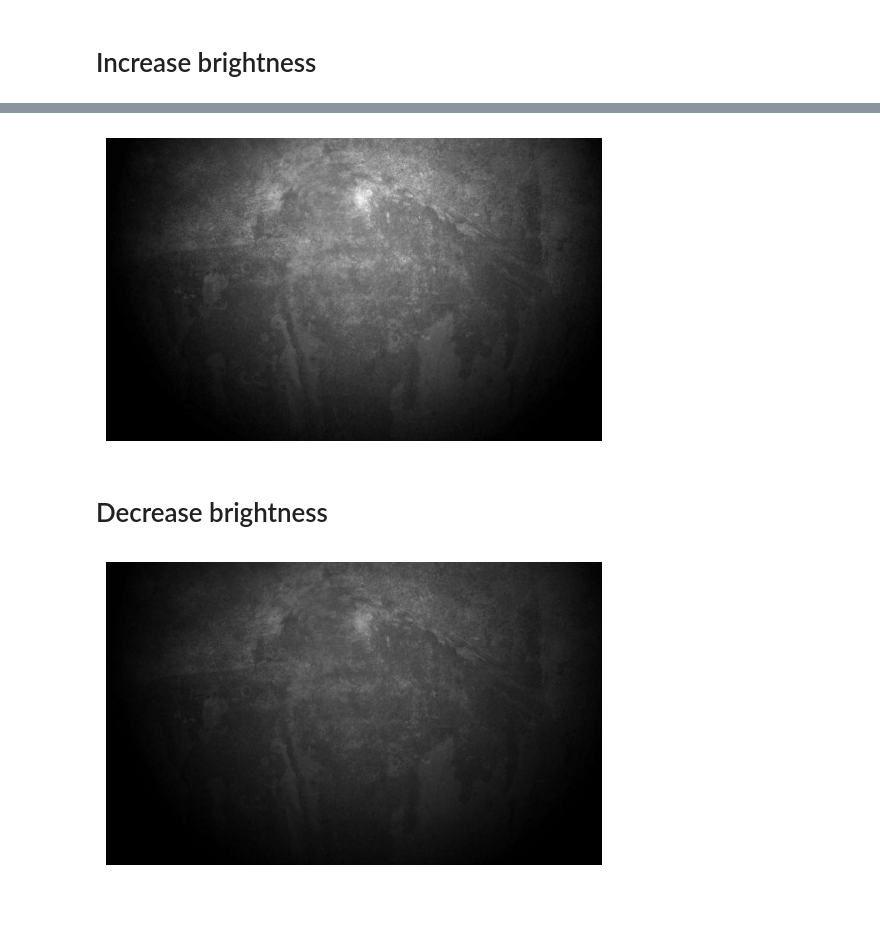
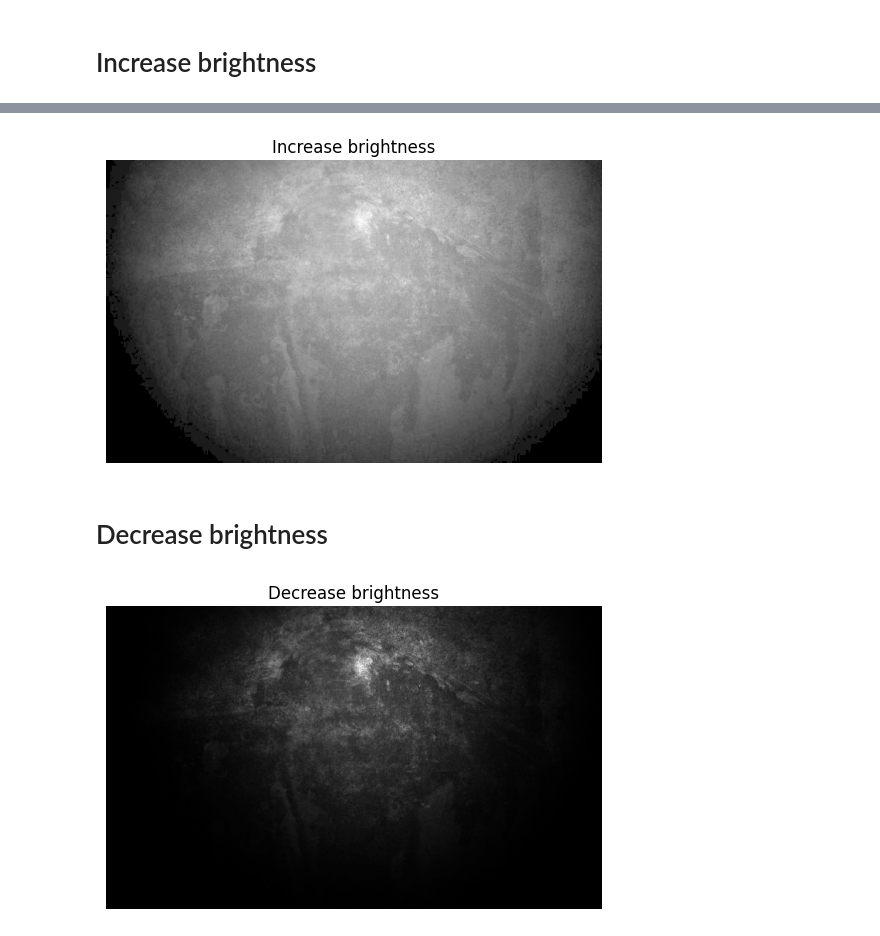
Before and after one commit to Minkkies/Digital-Image-Processing, a Jupyter notebook: week2/ex1.ipynb, the cells around one changed output, grey strips where cells are left out. Saved outputs shown, nothing was run; the diff lists cells and outputs as text; code cells hidden in the pictures; blank space fills up the shorter version.

```diff
--- a/week2/ex1.ipynb
+++ b/week2/ex1.ipynb
@@ -93,26 +122,28 @@ rgb = cv2.merge([r, g, b])
 # %%
-# ถูกต้อง: normalize -> power -> scale -> clip(เอาไว้เช็คไม่ให้เกิน 255) -> uint8
-gamma = 0.99999 # ปรับค่า gamma เพื่อเพิ่มความสว่าง
+# ถูกต้อง: normalize -> power -> scale(gamma) -> clip(เอาไว้เช็คไม่ให้เกิน 255) -> uint8
+gamma = 0.5 # ปรับค่า gamma เพื่อเพิ่มความสว่าง
 img_new = (rgb/np.amax(rgb))**gamma *255.0
 img_new = img_new.astype(np.uint8)
 
 #cv2.imshow("Enhanced Image", img_new)
 #cv2.waitKey(0)
 #cv2.destroyAllWindows()
 
 plt.imshow(img_new)
+plt.title('Increase brightness')
 plt.axis('off')
 plt.show()
 # %% [output]
-[figure, old version]
+[figure, new version]
 # %% [markdown]
 # Decrease brightness
 # %%
-gamma = 1.1 # ปรับค่า gamma เพื่อเพิ่มความมืด
+gamma = 2 # ปรับค่า gamma เพื่อเพิ่มความมืด
 img_new = (rgb/np.amax(rgb))**gamma *255.0
 img_new = img_new.astype(np.uint8)
 plt.imshow(img_new)
+plt.title('Decrease brightness')
 plt.axis('off')
 plt.show()
 # %% [output]
-[figure, old version]
+[figure, new version]
```
Also changed, not shown: parts of 7 cells of this notebook, 1 other file.
